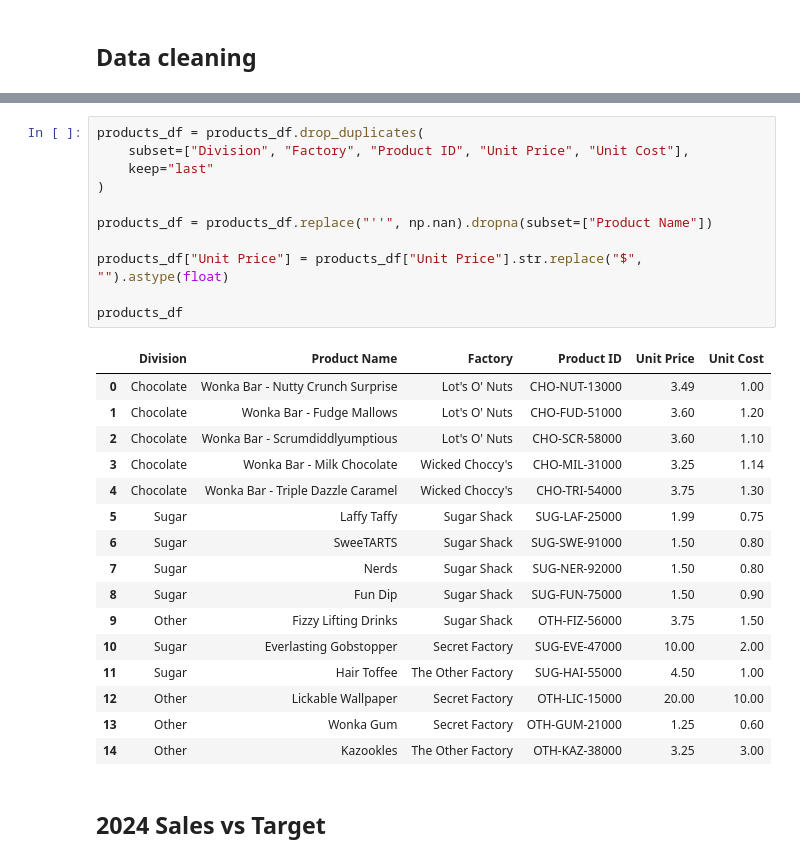
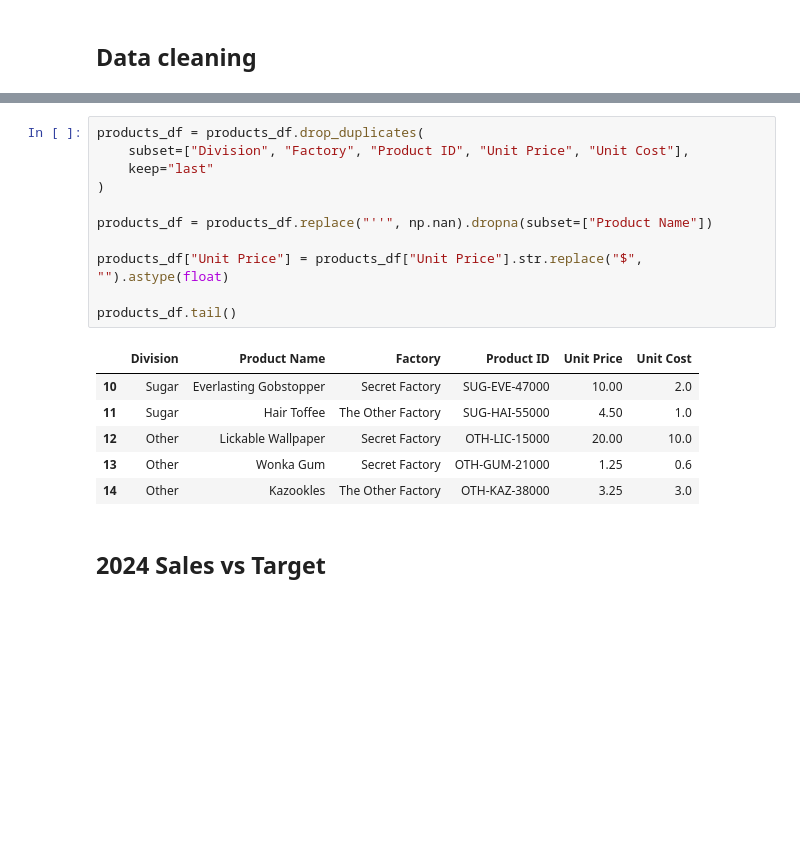
Before and after one commit to suranjanrana/data-analysis-and-warehousing-project, a Jupyter notebook: notebooks/candy-analysis.ipynb, the cells around one changed output, grey strips where cells are left out. Drawn from its saved outputs; the diff is of its cells as text; blank space fills up the shorter version.

```diff
--- a/notebooks/candy-analysis.ipynb
+++ b/notebooks/candy-analysis.ipynb
@@ -270,31 +219,21 @@ products_df
 # %%
 products_df = products_df.drop_duplicates(
     subset=["Division", "Factory", "Product ID", "Unit Price", "Unit Cost"],
     keep="last"
 )
 
 products_df = products_df.replace("''", np.nan).dropna(subset=["Product Name"])
 
 products_df["Unit Price"] = products_df["Unit Price"].str.replace("$", "").astype(float)
 
-products_df
+products_df.tail()
 # %% [output]
 |  | Division | Product Name | Factory | Product ID | Unit Price | Unit Cost |
-| 0 | Chocolate | Wonka Bar - Nutty Crunch Surprise | Lot's O' Nuts | CHO-NUT-13000 | 3.49 | 1.00 |
-| 1 | Chocolate | Wonka Bar - Fudge Mallows | Lot's O' Nuts | CHO-FUD-51000 | 3.60 | 1.20 |
-| 2 | Chocolate | Wonka Bar - Scrumdiddlyumptious | Lot's O' Nuts | CHO-SCR-58000 | 3.60 | 1.10 |
-| 3 | Chocolate | Wonka Bar - Milk Chocolate | Wicked Choccy's | CHO-MIL-31000 | 3.25 | 1.14 |
-| 4 | Chocolate | Wonka Bar - Triple Dazzle Caramel | Wicked Choccy's | CHO-TRI-54000 | 3.75 | 1.30 |
-| 5 | Sugar | Laffy Taffy | Sugar Shack | SUG-LAF-25000 | 1.99 | 0.75 |
-| 6 | Sugar | SweeTARTS | Sugar Shack | SUG-SWE-91000 | 1.50 | 0.80 |
-| 7 | Sugar | Nerds | Sugar Shack | SUG-NER-92000 | 1.50 | 0.80 |
-| 8 | Sugar | Fun Dip | Sugar Shack | SUG-FUN-75000 | 1.50 | 0.90 |
-| 9 | Other | Fizzy Lifting Drinks | Sugar Shack | OTH-FIZ-56000 | 3.75 | 1.50 |
-| 10 | Sugar | Everlasting Gobstopper | Secret Factory | SUG-EVE-47000 | 10.00 | 2.00 |
-| 11 | Sugar | Hair Toffee | The Other Factory | SUG-HAI-55000 | 4.50 | 1.00 |
-| 12 | Other | Lickable Wallpaper | Secret Factory | OTH-LIC-15000 | 20.00 | 10.00 |
-| 13 | Other | Wonka Gum | Secret Factory | OTH-GUM-21000 | 1.25 | 0.60 |
-| 14 | Other | Kazookles | The Other Factory | OTH-KAZ-38000 | 3.25 | 3.00 |
+| 10 | Sugar | Everlasting Gobstopper | Secret Factory | SUG-EVE-47000 | 10.00 | 2.0 |
+| 11 | Sugar | Hair Toffee | The Other Factory | SUG-HAI-55000 | 4.50 | 1.0 |
+| 12 | Other | Lickable Wallpaper | Secret Factory | OTH-LIC-15000 | 20.00 | 10.0 |
+| 13 | Other | Wonka Gum | Secret Factory | OTH-GUM-21000 | 1.25 | 0.6 |
+| 14 | Other | Kazookles | The Other Factory | OTH-KAZ-38000 | 3.25 | 3.0 |
 # %% [markdown]
 ## 2024 Sales vs Target
 # %%
```
Also changed, not shown: parts of 7 cells of this notebook.
